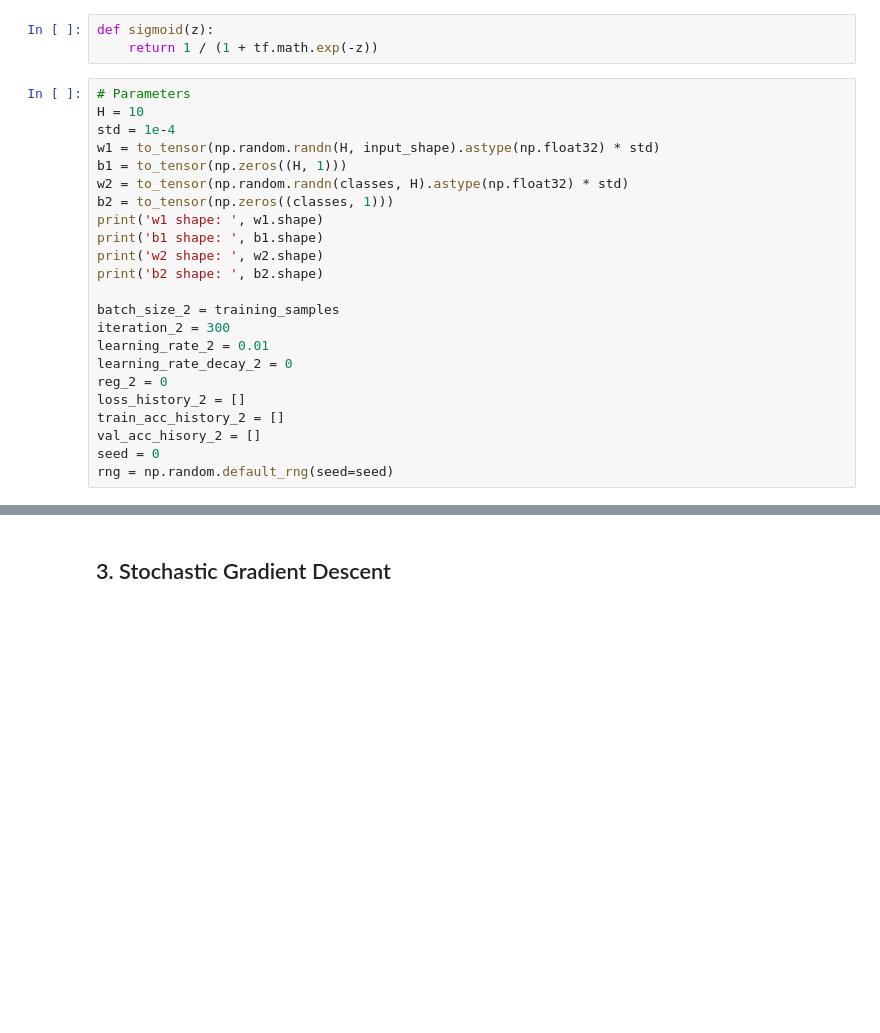
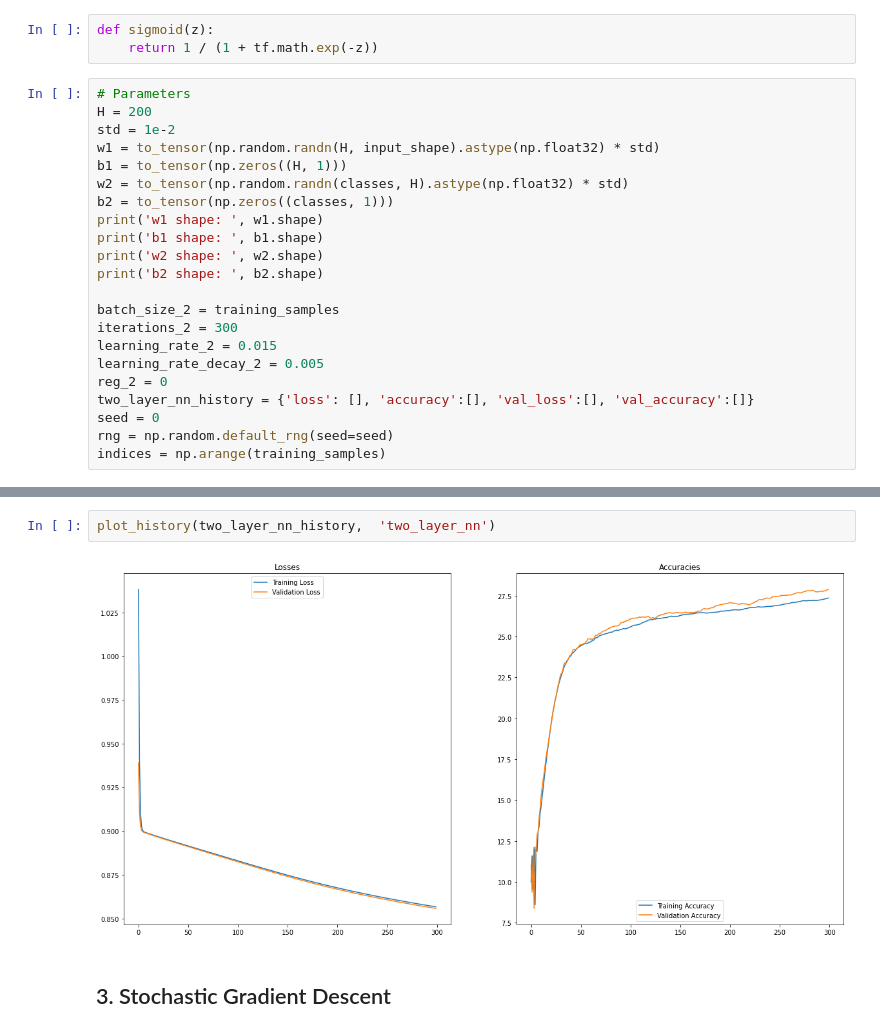
Before and after one commit to thieshanthan/EN2550, a Jupyter notebook: a04-Neural networks/code/assignment_a04.ipynb, the cells around one changed output, grey strips where cells are left out. Saved outputs shown, nothing was run; the diff lists cells and outputs as text; blank space fills up the shorter version.

```diff
--- a/a04-Neural networks/code/assignment_a04.ipynb
+++ b/a04-Neural networks/code/assignment_a04.ipynb
@@ -157,8 +199,8 @@ def sigmoid(z):
     return 1 / (1 + tf.math.exp(-z))
 # %%
 # Parameters
-H = 10
-std = 1e-4
+H = 200
+std = 1e-2
 w1 = to_tensor(np.random.randn(H, input_shape).astype(np.float32) * std)
 b1 = to_tensor(np.zeros((H, 1)))
 w2 = to_tensor(np.random.randn(classes, H).astype(np.float32) * std)
@@ -169,13 +211,12 @@ print('w2 shape: ', w2.shape)
 print('b2 shape: ', b2.shape)
 
 batch_size_2 = training_samples
-iteration_2 = 300
-learning_rate_2 = 0.01
-learning_rate_decay_2 = 0
+iterations_2 = 300
+learning_rate_2 = 0.015
+learning_rate_decay_2 = 0.005
 reg_2 = 0
-loss_history_2 = []
-train_acc_history_2 = []
-val_acc_hisory_2 = []
+two_layer_nn_history = {'loss': [], 'accuracy':[], 'val_loss':[], 'val_accuracy':[]}
 seed = 0
 rng = np.random.default_rng(seed=seed)
+indices = np.arange(training_samples)
 # %% [output]
@@ -245,2 +318,6 @@ time taken: 7.97094464302063
+# %%
+plot_history(two_layer_nn_history,  'two_layer_nn')
+# %% [output]
+[figure, added]
 # %% [markdown]
 ## 3. Stochastic Gradient Descent
```
Also changed, not shown: parts of 23 cells of this notebook, 6 other files.
